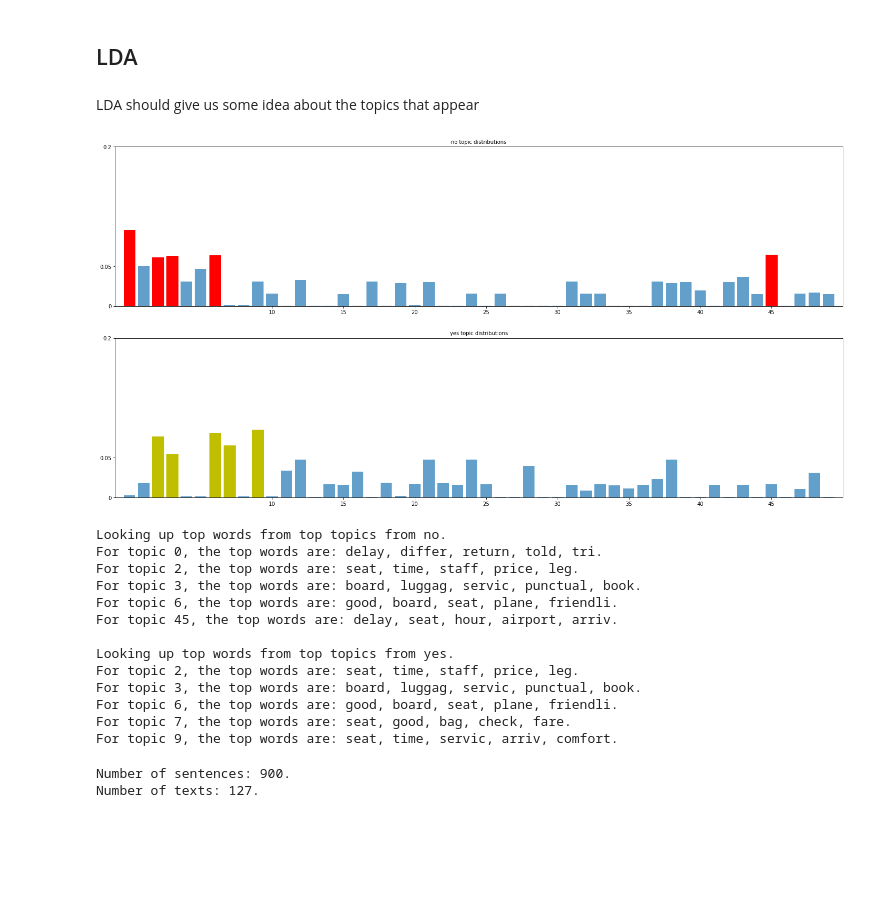
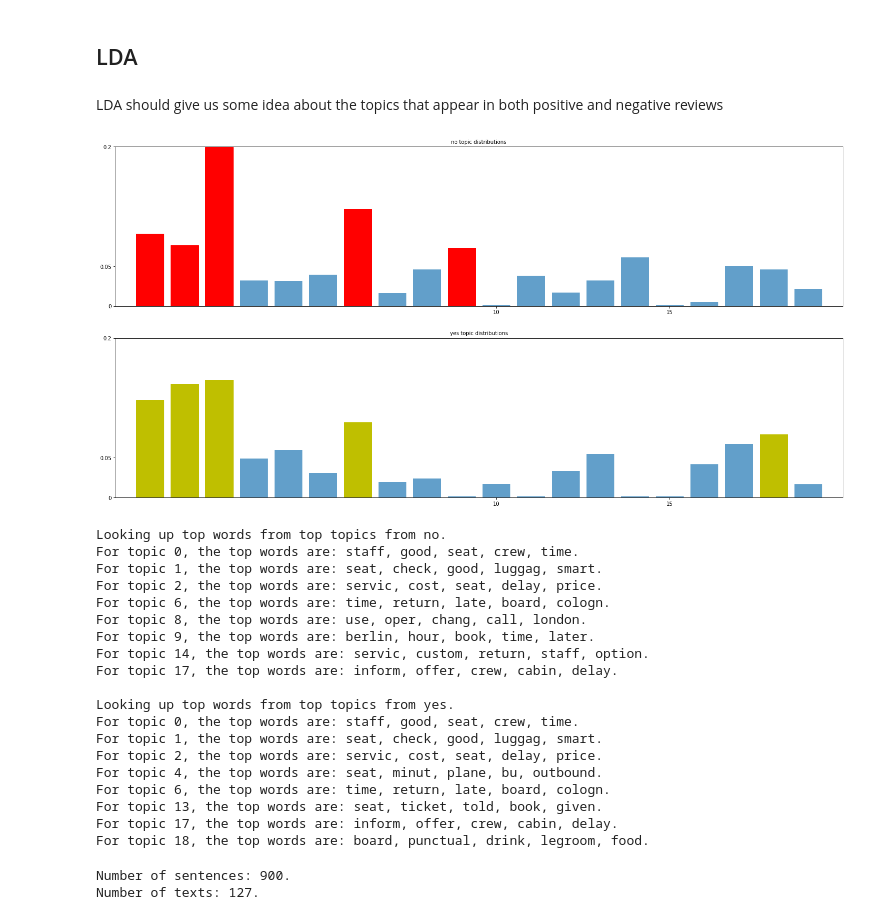
Before and after one commit to samanthajdalton/text_reviews, a Jupyter notebook: data_analysis.ipynb, the cells around one changed output. Saved outputs shown, nothing was run; the diff lists cells and outputs as text; code cells hidden in the pictures; blank space fills up the shorter version.

Commit message:
Updated data_analysis notebook

```diff
--- a/data_analysis.ipynb
+++ b/data_analysis.ipynb
@@ -167,0 +181,10 @@ data[data["review_score"]>0].groupby(['Type Of Traveller']).agg(['mean', 'count'
+# %%
+# Functions for Sentiment Analysis to be moved to an external file later
+
+from nltk.sentiment.vader import SentimentIntensityAnalyzer
+nltk.download('vader_lexicon')
+def sentiment_value(paragraph):
+    analyser = SentimentIntensityAnalyzer()
+    result = analyser.polarity_scores(paragraph)
+    score = result['compound']
+    return round(score,1)
@@ -167,0 +204,6 @@ data[data["review_score"]>0].groupby(['Type Of Traveller']).agg(['mean', 'count'
+# %%
+data['text_sentiment_score'] = data['review_text'].apply(lambda x: sentiment_value(x))
+#sanity check on recommended yes/no vs sentiment of text
+print(data.groupby('recommended')['text_sentiment_score'].mean())
+data.text_sentiment_score.value_counts().sort_index().plot.bar(color='c', figsize=(5, 5))
+#looks odd there are not many neutral reviews and quite a few positive texts
@@ -401,12 +469,12 @@ It looks as though people don't like to be told or informed or delayed or waitin
 # %% [markdown]
 ## LDA
 # %% [markdown]
-LDA  should give us some idea about the topics that appear
+LDA  should give us some idea about the topics that appear in both positive and negative reviews
 # %%
 
 corpus = data.bow
 
-num_topics = 50
+num_topics = 20
 #A multicore approach to decrease training time
 LDAmodel = LdaMulticore(corpus=corpus,
                         id2word=dictionary,
@@ -427,54 +495,60 @@ yes_topic_distribution = data.loc[data.recommended == 1, 'lda_features'].mean()
 # %%
 fig, [ax1,ax2] = plt.subplots(2,1,figsize=(20,10))
 
 nr_top_bars = 5
 
 ax1.set_title("no topic distributions", fontsize=10)
 ax2.set_title("yes topic distributions", fontsize=10)
 # ax1.text(-10, 0.4, "Average Probability of Topic", fontsize=30, ha="center", va="center",
 #          rotation="vertical")
 
 for ax, distribution, color in zip([ax1,ax2],
                                    [no_topic_distribution,yes_topic_distribution],
                                    ['r','y']):
     # Individual distribution barplots
     ax.bar(range(len(distribution)), distribution, alpha=0.7)
     rects = ax.patches
     for i in np.argsort(distribution)[-nr_top_bars:]:
         rects[i].set_color(color)
         rects[i].set_alpha(1)
     # General plotting adjustments
-    ax.set_xlim(-1, 50)
-    ax.set_xticks(range(10,50,5))
-    ax.set_xticklabels(range(10,50,5), fontsize=10)
+    ax.set_xlim(-1, num_topics)
+    ax.set_xticks(range(10,num_topics,5))
+    ax.set_xticklabels(range(10,num_topics,5), fontsize=10)
     ax.set_ylim(0,0.2)
     ax.set_yticks([0,0.2,0.05])
     ax.set_yticklabels([0,0.2,0.05], fontsize=10)
 
 fig.tight_layout(h_pad=3.)
 # %% [output]
-[figure, old version]
+[figure, new version]
 # %%
 for recommended, distribution in zip(['no', 'yes'], [no_topic_distribution, yes_topic_distribution]):
     print("Looking up top words from top topics from {}.".format(recommended))
-    for x in sorted(np.argsort(distribution)[-5:]):
+    for x in sorted(np.argsort(distribution)[-8:]):
         top_words = get_topic_top_words(LDAmodel, x)
         print("For topic {}, the top words are: {}.".format(x, ", ".join(top_words)))
     print("")
 # %% [output]
 Looking up top words from top topics from no.
-For topic 0, the top words are: delay, differ, return, told, tri.
-For topic 2, the top words are: seat, time, staff, price, leg.
-For topic 3, the top words are: board, luggag, servic, punctual, book.
-For topic 6, the top words are: good, board, seat, plane, friendli.
-For topic 45, the top words are: delay, seat, hour, airport, arriv.
+For topic 0, the top words are: staff, good, seat, crew, time.
+For topic 1, the top words are: seat, check, good, luggag, smart.
+For topic 2, the top words are: servic, cost, seat, delay, price.
+For topic 6, the top words are: time, return, late, board, cologn.
+For topic 8, the top words are: use, oper, chang, call, london.
+For topic 9, the top words are: berlin, hour, book, time, later.
+For topic 14, the top words are: servic, custom, return, staff, option.
+For topic 17, the top words are: inform, offer, crew, cabin, delay.
 
 Looking up top words from top topics from yes.
-For topic 2, the top words are: seat, time, staff, price, leg.
-For topic 3, the top words are: board, luggag, servic, punctual, book.
-For topic 6, the top words are: good, board, seat, plane, friendli.
-For topic 7, the top words are: seat, good, bag, check, fare.
-For topic 9, the top words are: seat, time, servic, arriv, comfort.
+For topic 0, the top words are: staff, good, seat, crew, time.
+For topic 1, the top words are: seat, check, good, luggag, smart.
+For topic 2, the top words are: servic, cost, seat, delay, price.
+For topic 4, the top words are: seat, minut, plane, bu, outbound.
+For topic 6, the top words are: time, return, late, board, cologn.
+For topic 13, the top words are: seat, ticket, told, book, given.
+For topic 17, the top words are: inform, offer, crew, cabin, delay.
+For topic 18, the top words are: board, punctual, drink, legroom, food.
 # %%
 #word2vec
 
```
Also changed, not shown: parts of 20 cells of this notebook.
